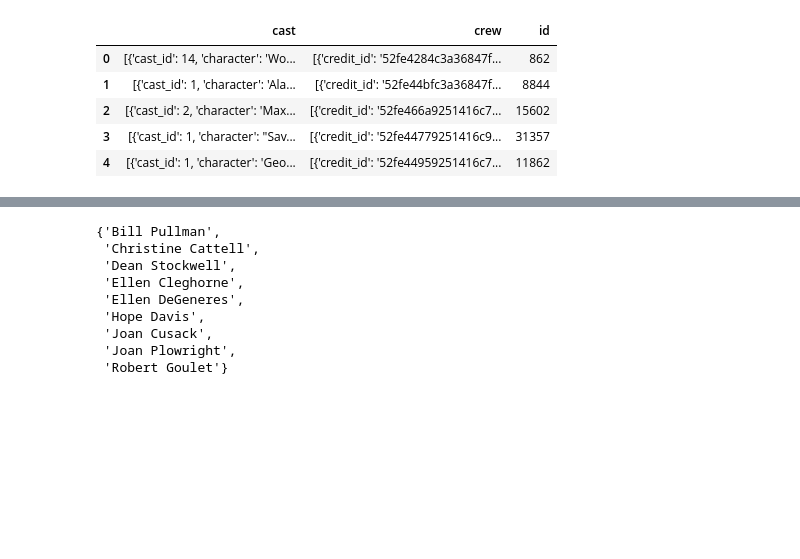
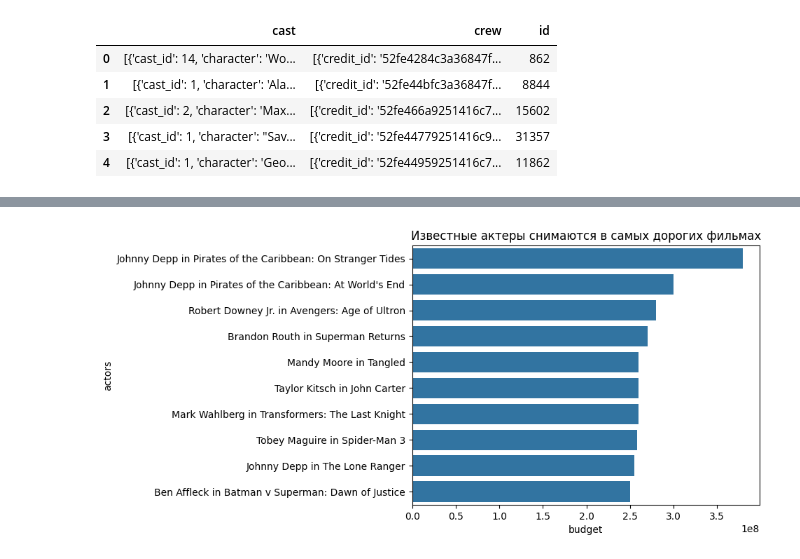
Before and after one commit to AleksandrMac/learning, a Jupyter notebook: ai/hw/7_3_Домашняя_работа.ipynb, the cells around one changed output, grey strips where cells are left out. Cells and saved outputs as stored; diff of their text form; code cells hidden in the pictures; blank space fills up the shorter version.

```diff
--- a/ai/hw/7_3_Домашняя_работа.ipynb
+++ b/ai/hw/7_3_Домашняя_работа.ipynb
@@ -188,16 +215,0 @@ KeyError: ('actors', 'revenue')
-# %%
-job_set = set()
-for c in df_merge['cast'][100]:
-  job_set.add(c['name'])
-
-job_set
-# %% [output]
-{'Bill Pullman',
- 'Christine Cattell',
- 'Dean Stockwell',
- 'Ellen Cleghorne',
- 'Ellen DeGeneres',
- 'Hope Davis',
- 'Joan Cusack',
- 'Joan Plowright',
- 'Robert Goulet'}
@@ -205,0 +216,9 @@ job_set
+# %%
+#    Известные актеры снимаются в самыx дорогих фильмах
+plt.close()
+plt.title('Известные актеры снимаются в самых дорогих фильмах')
+tmp1 = df_actors.sort_values('budget', ascending=False).head(10)
+sns.barplot(y='actors', x='budget', data=tmp1) # рисуем столбчатый график (категория - значение)
+plt.show()
+# %% [output]
+[figure, added]
```
Also changed, not shown: parts of 10 cells of this notebook.
